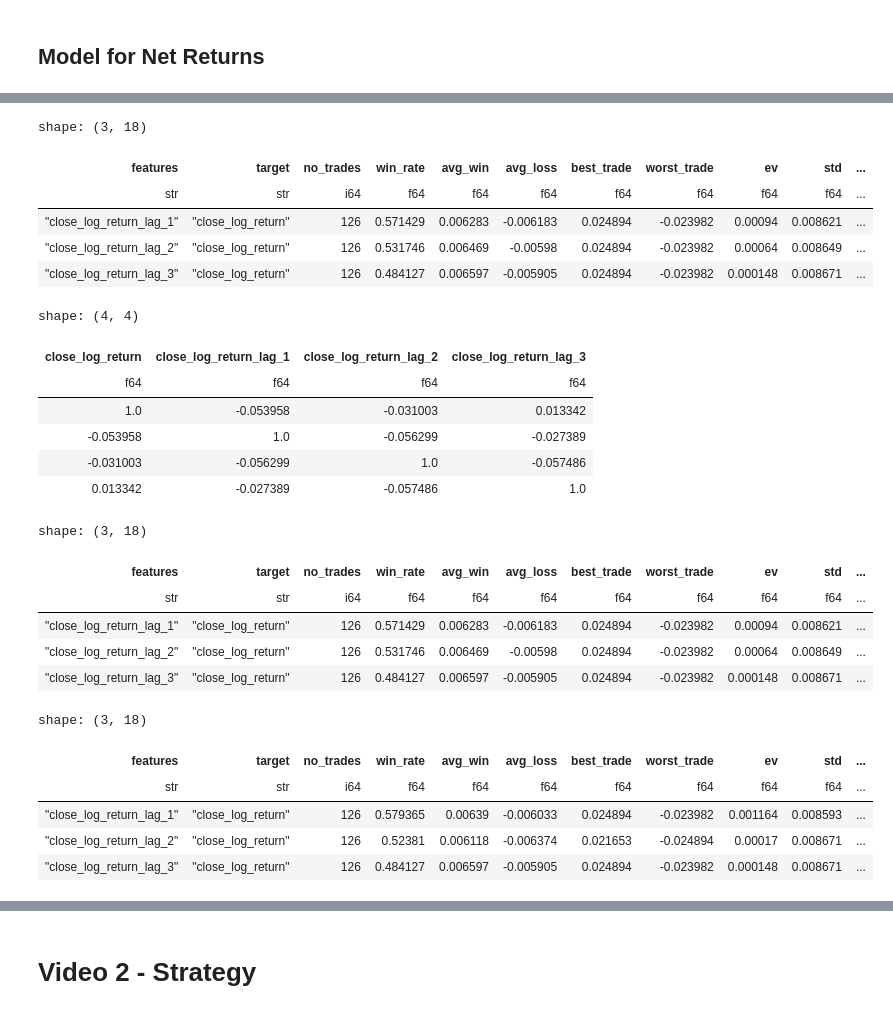
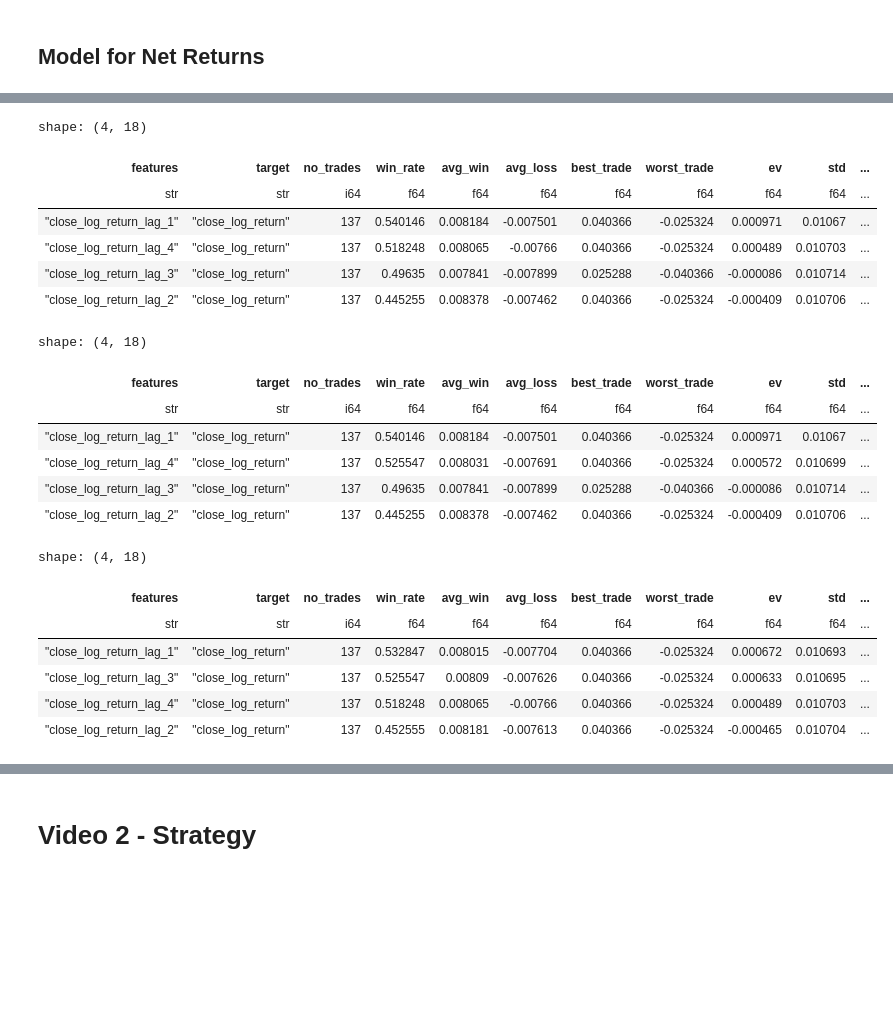
Before and after one commit to memlabs-research/build-a-quant-trading-strategy, a Jupyter notebook: model-lesson.ipynb, the cells around one changed output, grey strips where cells are left out. Saved outputs shown, nothing was run; the diff lists cells and outputs as text; code cells hidden in the pictures; blank space fills up the shorter version.

```diff
--- a/model-lesson.ipynb
+++ b/model-lesson.ipynb
@@ -284,7 +284,7 @@ ts = ts.drop_nulls()
 # training params
 features = ['close_log_return_lag_1']
 target = 'close_log_return'
-test_size = 0.25
+test_size = 0.2
 # %%
 len(ts)
 # %% [output]
@@ -812,7 +810,7 @@ research.plot_column(model_trades, 'equity_curve_net_maker')
 ## Model for Net Returns
 # %%
 # 6h
-time_interval = '8h'
+time_interval = '12h'
 ts = research.load_ohlc_timeseries(sym, time_interval)
 ts
 # %% [output]
@@ -833,5 +831,5 @@ shape: (507, 5)
 # %%
-no_lags = 3
+no_lags = 4
 ts = research.add_log_return_features(ts, 'close', forecast_horizon, max_no_lags=no_lags)
 ts
 # %% [output]
@@ -852,39 +850,33 @@ shape: (507, 9)
 # %%
+test_size = 0.2
 target = 'close_log_return'
 feature_pool = [f'{target}_lag_{i}' for i in range(1, no_lags + 1)]
-research.benchmark_linear_models(ts.drop_nulls(), 'close_log_return', feature_pool, annualized_rate, loss=nn.HuberLoss())
+research.benchmark_linear_models(ts.drop_nulls(), 'close_log_return', feature_pool, annualized_rate, loss=nn.HuberLoss(), test_size=test_size)
 # %% [output]
-shape: (3, 18)
+shape: (4, 18)
 | features | target | no_trades | win_rate | avg_win | avg_loss | best_trade | worst_trade | ev | std | ... |
 | str | str | i64 | f64 | f64 | f64 | f64 | f64 | f64 | f64 | ... |
-| "close_log_return_lag_1" | "close_log_return" | 126 | 0.571429 | 0.006283 | -0.006183 | 0.024894 | -0.023982 | 0.00094 | 0.008621 | ... |
-| "close_log_return_lag_2" | "close_log_return" | 126 | 0.531746 | 0.006469 | -0.00598 | 0.024894 | -0.023982 | 0.00064 | 0.008649 | ... |
-| "close_log_return_lag_3" | "close_log_return" | 126 | 0.484127 | 0.006597 | -0.005905 | 0.024894 | -0.023982 | 0.000148 | 0.008671 | ... |
+| "close_log_return_lag_1" | "close_log_return" | 137 | 0.540146 | 0.008184 | -0.007501 | 0.040366 | -0.025324 | 0.000971 | 0.01067 | ... |
+| "close_log_return_lag_4" | "close_log_return" | 137 | 0.518248 | 0.008065 | -0.00766 | 0.040366 | -0.025324 | 0.000489 | 0.010703 | ... |
+| "close_log_return_lag_3" | "close_log_return" | 137 | 0.49635 | 0.007841 | -0.007899 | 0.025288 | -0.040366 | -0.000086 | 0.010714 | ... |
+| "close_log_return_lag_2" | "close_log_return" | 137 | 0.445255 | 0.008378 | -0.007462 | 0.040366 | -0.025324 | -0.000409 | 0.010706 | ... |
-# %%
-research.auto_reg_corr_matrx(ts.drop_nulls(), target, no_lags)
-# %% [output]
-shape: (4, 4)
-| close_log_return | close_log_return_lag_1 | close_log_return_lag_2 | close_log_return_lag_3 |
-| f64 | f64 | f64 | f64 |
-| 1.0 | -0.053958 | -0.031003 | 0.013342 |
-| -0.053958 | 1.0 | -0.056299 | -0.027389 |
-| -0.031003 | -0.056299 | 1.0 | -0.057486 |
-| 0.013342 | -0.027389 | -0.057486 | 1.0 |
 # %%
-research.benchmark_linear_models(ts.drop_nulls(), 'close_log_return', feature_pool, annualized_rate, loss=nn.MSELoss())
+research.benchmark_linear_models(ts.drop_nulls(), 'close_log_return', feature_pool, annualized_rate, loss=nn.MSELoss(), test_size=test_size)
 # %% [output]
-shape: (3, 18)
+shape: (4, 18)
 | features | target | no_trades | win_rate | avg_win | avg_loss | best_trade | worst_trade | ev | std | ... |
 | str | str | i64 | f64 | f64 | f64 | f64 | f64 | f64 | f64 | ... |
-| "close_log_return_lag_1" | "close_log_return" | 126 | 0.571429 | 0.006283 | -0.006183 | 0.024894 | -0.023982 | 0.00094 | 0.008621 | ... |
-| "close_log_return_lag_2" | "close_log_return" | 126 | 0.531746 | 0.006469 | -0.00598 | 0.024894 | -0.023982 | 0.00064 | 0.008649 | ... |
-| "close_log_return_lag_3" | "close_log_return" | 126 | 0.484127 | 0.006597 | -0.005905 | 0.024894 | -0.023982 | 0.000148 | 0.008671 | ... |
+| "close_log_return_lag_1" | "close_log_return" | 137 | 0.540146 | 0.008184 | -0.007501 | 0.040366 | -0.025324 | 0.000971 | 0.01067 | ... |
+| "close_log_return_lag_4" | "close_log_return" | 137 | 0.525547 | 0.008031 | -0.007691 | 0.040366 | -0.025324 | 0.000572 | 0.010699 | ... |
+| "close_log_return_lag_3" | "close_log_return" | 137 | 0.49635 | 0.007841 | -0.007899 | 0.025288 | -0.040366 | -0.000086 | 0.010714 | ... |
+| "close_log_return_lag_2" | "close_log_return" | 137 | 0.445255 | 0.008378 | -0.007462 | 0.040366 | -0.025324 | -0.000409 | 0.010706 | ... |
 # %%
-research.benchmark_linear_models(ts.drop_nulls(), 'close_log_return', feature_pool, annualized_rate, loss=nn.L1Loss())
+research.benchmark_linear_models(ts.drop_nulls(), 'close_log_return', feature_pool, annualized_rate, loss=nn.L1Loss(), test_size=test_size)
 # %% [output]
-shape: (3, 18)
+shape: (4, 18)
 | features | target | no_trades | win_rate | avg_win | avg_loss | best_trade | worst_trade | ev | std | ... |
 | str | str | i64 | f64 | f64 | f64 | f64 | f64 | f64 | f64 | ... |
-| "close_log_return_lag_1" | "close_log_return" | 126 | 0.579365 | 0.00639 | -0.006033 | 0.024894 | -0.023982 | 0.001164 | 0.008593 | ... |
-| "close_log_return_lag_2" | "close_log_return" | 126 | 0.52381 | 0.006118 | -0.006374 | 0.021653 | -0.024894 | 0.00017 | 0.008671 | ... |
-| "close_log_return_lag_3" | "close_log_return" | 126 | 0.484127 | 0.006597 | -0.005905 | 0.024894 | -0.023982 | 0.000148 | 0.008671 | ... |
+| "close_log_return_lag_1" | "close_log_return" | 137 | 0.532847 | 0.008015 | -0.007704 | 0.040366 | -0.025324 | 0.000672 | 0.010693 | ... |
+| "close_log_return_lag_3" | "close_log_return" | 137 | 0.525547 | 0.00809 | -0.007626 | 0.040366 | -0.025324 | 0.000633 | 0.010695 | ... |
+| "close_log_return_lag_4" | "close_log_return" | 137 | 0.518248 | 0.008065 | -0.00766 | 0.040366 | -0.025324 | 0.000489 | 0.010703 | ... |
+| "close_log_return_lag_2" | "close_log_return" | 137 | 0.452555 | 0.008181 | -0.007613 | 0.040366 | -0.025324 | -0.000465 | 0.010704 | ... |
```
Also changed, not shown: parts of 94 cells of this notebook, 3 other files.
